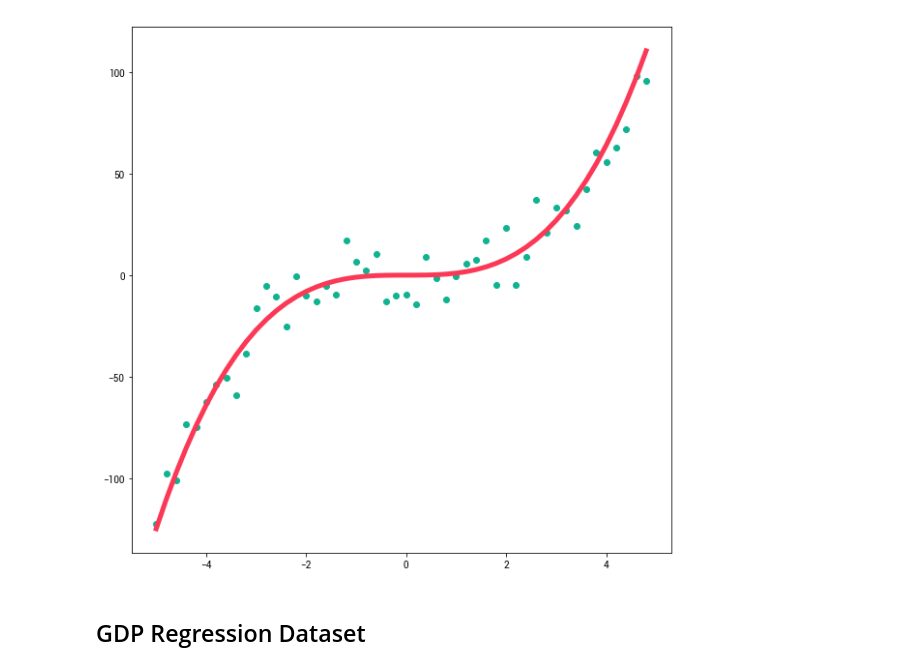
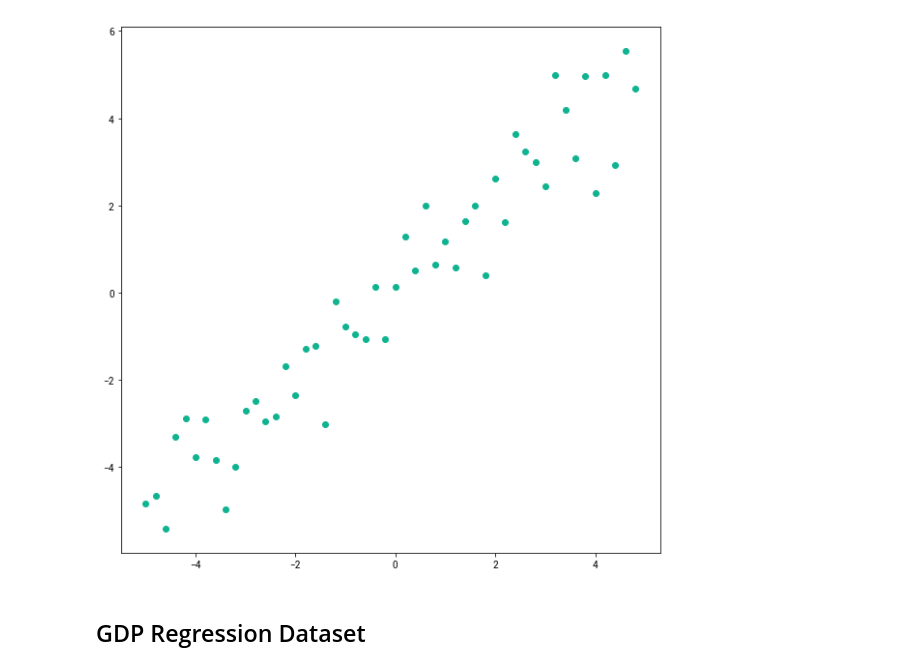
Before and after one commit to magtanggol03/dec130, a Jupyter notebook: notebooks/01 Regression Analysis.ipynb, the cells around one changed output. Saved outputs shown, nothing was run; the diff lists cells and outputs as text; code cells hidden in the pictures.

```diff
--- a/notebooks/01 Regression Analysis.ipynb
+++ b/notebooks/01 Regression Analysis.ipynb
@@ -15,15 +15,15 @@ col = ['#5052c7', '#1c84b3', '#0fb390', '#f09816', '#fb3856', '#41429f', '#166a8
 # %%
 #Generating plots for LR examples section 1
 import pylab
 x = np.arange(-5,5, 0.2)
-y = [i**3 + np.random.normal()*10 for i in x]
+y = [i + np.random.normal() for i in x]
 plt.figure(figsize = (10,10))
 plt.scatter(x = x, y = y, color = col[2])
-pylab.plot(x, x**3 , color = col[4], lw = 5)
+#pylab.plot(x, x**3 , color = col[4], lw = 5)
 #plt.ylim([-1, 5])
 plt.show()
 # %% [output]
-[figure, old version]
+[figure, new version]
 # %% [markdown]
 ## GDP Regression Dataset
 # %% [markdown]
```
Also changed, not shown: 34 other files.
